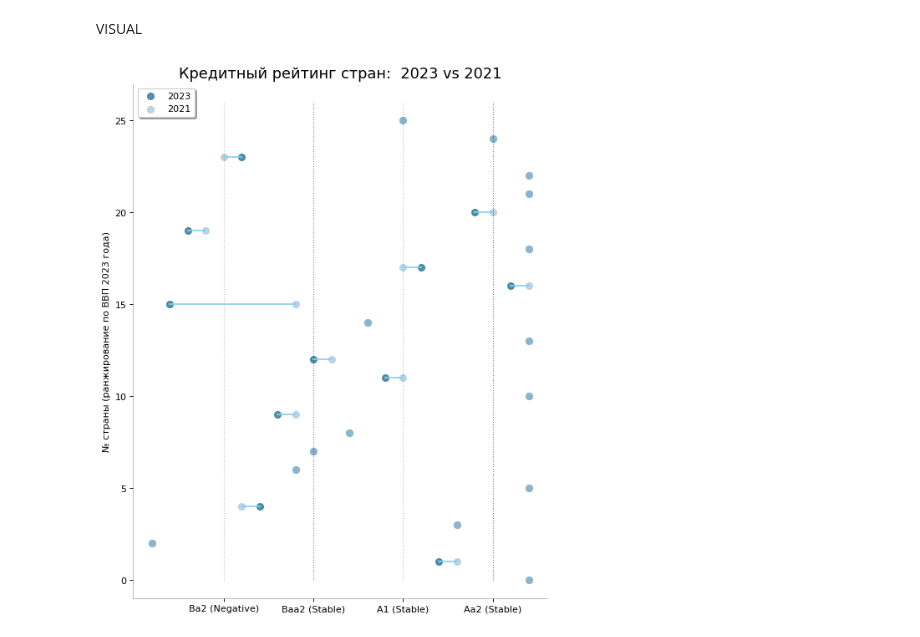
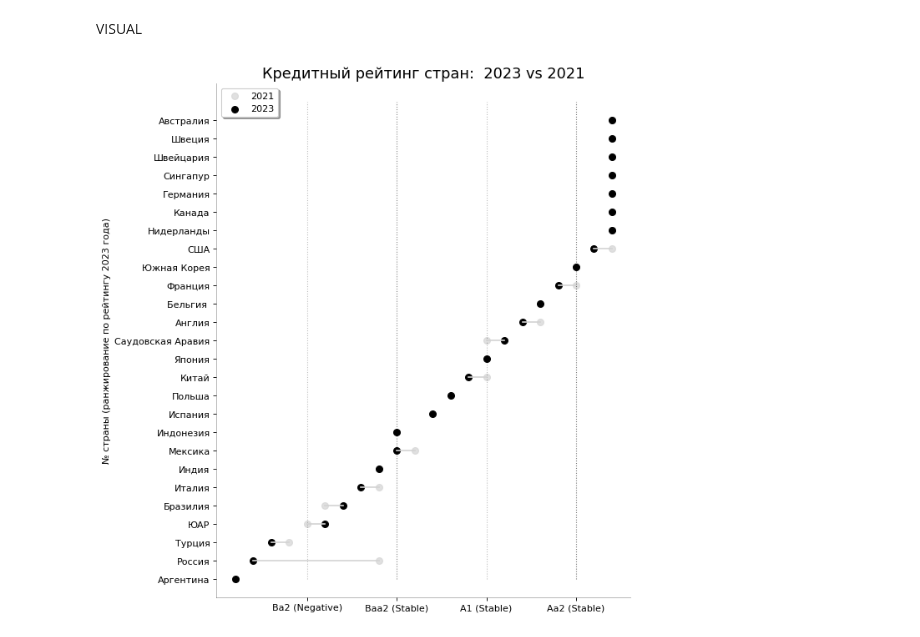
Before and after one commit to a-ignatov86/Reserch_credit_ratings, a Jupyter notebook: Reserch credit ratings.ipynb, the cells around one changed output. Saved outputs shown, nothing was run; the diff lists cells and outputs as text; code cells hidden in the pictures.

Commit message:
DoneFirst23CredRatio

```diff
--- a/Reserch credit ratings.ipynb
+++ b/Reserch credit ratings.ipynb
@@ -7,6 +7,7 @@ import matplotlib.lines as mlines
 from scipy import stats as st
 # %%
 df_ratio = pd.read_excel('C:/GoogleDisk/2025/статьи/Визуализация анализа изменения кредитных рейтингов стран при помощи библиотек Python/Кредитные рейтинги.xlsx', header=0,  usecols="K:N", skiprows = 52)
-df_rario_research = df_ratio.pivot(index='Country',columns='Year', values=['Score', 'Ratio']).reset_index()
-df_rario_research.head(3)
+df_rario_research = df_ratio.pivot(index='Country',columns='Year', values=['Score', 'Ratio']).sort_values(('Score', 2023)) #.reset_index().sort_values(('Score', 2021), inplace=True)
+display(df_rario_research.head())
+# df_ratio.pivot(index='Country',columns='Year', values=['Score', 'Ratio']).sort_values(('Score', 2021))
 # %% [output]
@@ -40,27 +44,29 @@ VISUAL
 # %%
 fig, ax = plt.subplots(1,1,figsize=(8,10), facecolor='#ffffff', dpi= 80)
 # Vertical Lines
 ax.vlines(x=5, ymin=0, ymax=26, color='black', alpha=.25, linewidth=1, linestyles='dotted')
 ax.vlines(x=10, ymin=0, ymax=26, color='black', alpha=.5, linewidth=1, linestyles='dotted')
 ax.vlines(x=15, ymin=0, ymax=26, color='black', alpha=.25, linewidth=1, linestyles='dotted')
 ax.vlines(x=20, ymin=0, ymax=26, color='black', alpha=.5, linewidth=1, linestyles='dotted')
 
 # Points
-ax.scatter(y=df_rario_research.index, x=df_rario_research.loc[:, ('Score', 2023)], s=50, color='#0e668b', alpha=0.7, label = '2023')
-ax.scatter(y=df_rario_research.index, x=df_rario_research.loc[:, ('Score', 2021)], s=50, color='#a3c4dc', alpha=0.7, label = '2021')
+ax.scatter(y=df_rario_research.index, x=df_rario_research.loc[:, ('Score', 2021)], s=50, color='#d3d3d3', alpha=0.7, label = '2021')
+ax.scatter(y=df_rario_research.index, x=df_rario_research.loc[:, ('Score', 2023)], s=50, color='#000000', alpha=1, label = '2023')
+
 # lines for Diff
 ax = plt.gca()
 for i in range(df_rario_research.shape[0]):
-    ax.add_line(mlines.Line2D([df_rario_research.loc[:, ('Score', 2021)][i], df_rario_research.loc[:, ('Score', 2023)][i]], [df_rario_research.index[i], df_rario_research.index[i]], color='skyblue')) # x1 x2  y1 y2
+    ax.add_line(mlines.Line2D([df_rario_research.loc[:, ('Score', 2021)][i], \
+                               df_rario_research.loc[:, ('Score', 2023)][i]], [df_rario_research.index[i], df_rario_research.index[i]], color='#d3d3d3')) # x1 x2  y1 y2
 
 ax.set_title("Кредитный рейтинг стран:  2023 vs 2021", fontdict={'size':16})
-ax.set(ylabel='№ страны (ранжирование по ВВП 2023 года)',  ylim=(-1, 27))
+ax.set(ylabel='№ страны (ранжирование по рейтингу 2023 года)',  ylim=(-1, 27))
 plt.legend(shadow = True, framealpha = 1, loc='upper left')
 ax.set_xticks([5, 10, 15, 20])
 ax.set_xticklabels(['Ba2 (Negative)', 'Baa2 (Stable)', 'A1 (Stable)', 'Aa2 (Stable)'])
 plt.gca().spines["top"].set_alpha(0.0)
 plt.gca().spines["bottom"].set_alpha(0.3)
 plt.gca().spines["right"].set_alpha(0.0)
 plt.gca().spines["left"].set_alpha(0.3)
 # %% [output]
-[figure, old version]
+[figure, new version]
```
Also changed, not shown: parts of 1 cell of this notebook, 1 other file.
